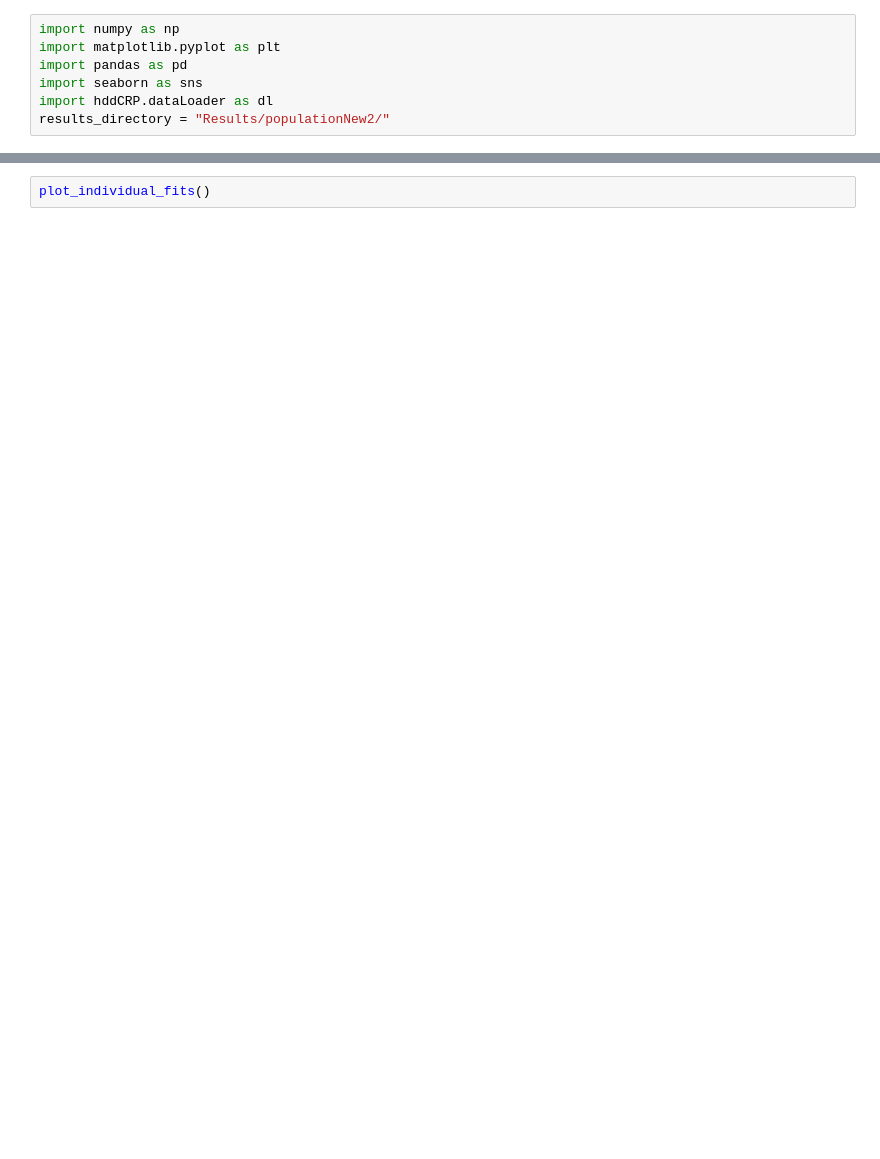
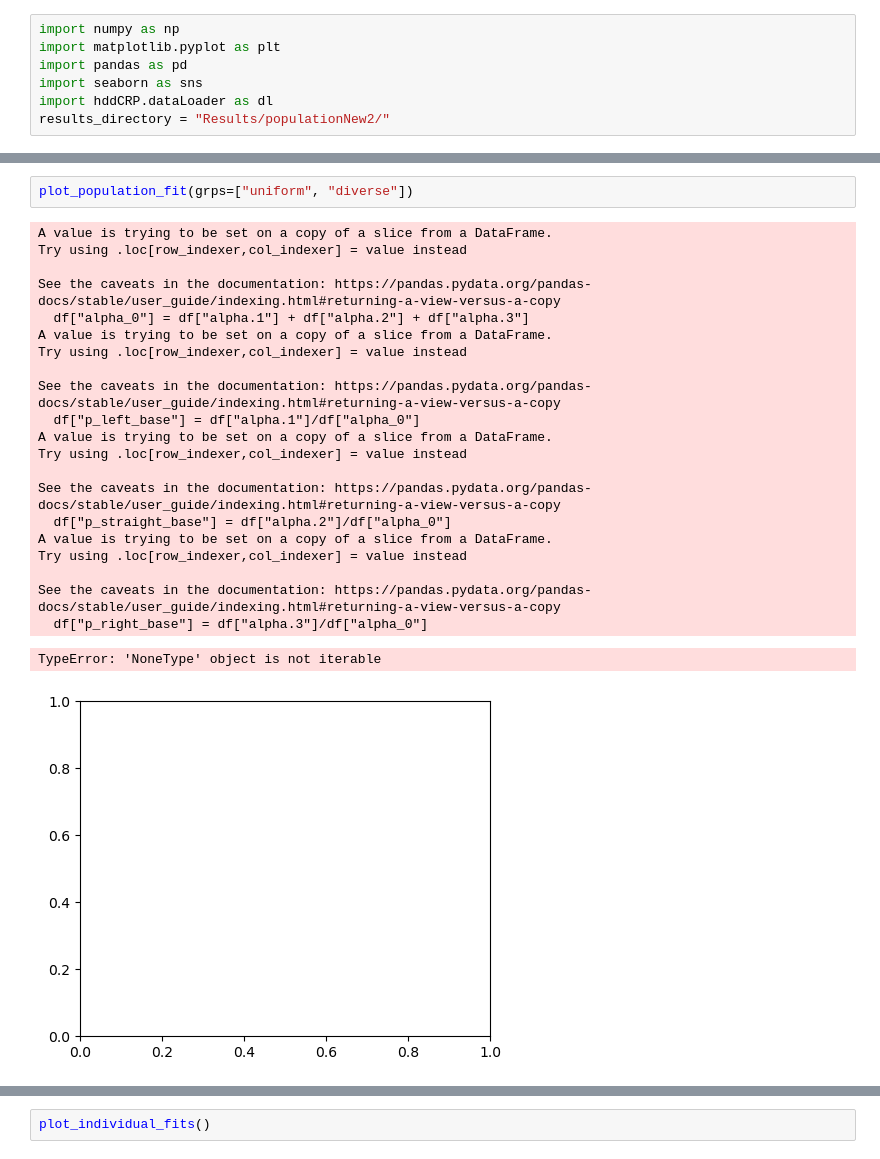
Before and after one commit to latimerk/hddCRP, a Jupyter notebook: plot_data_new2.ipynb, the cells around one changed output, grey strips where cells are left out. Drawn from its saved outputs; the diff is of its cells as text; blank space fills up the shorter version.

```diff
--- a/plot_data_new2.ipynb
+++ b/plot_data_new2.ipynb
@@ -122,2 +124,27 @@ See the caveats in the documentation: https://pandas.pydata.org/pandas-docs/stab
+# %%
+plot_population_fit(grps=["uniform", "diverse"])
+# %% [output]
+A value is trying to be set on a copy of a slice from a DataFrame.
+Try using .loc[row_indexer,col_indexer] = value instead
+
+See the caveats in the documentation: https://pandas.pydata.org/pandas-docs/stable/user_guide/indexing.html#returning-a-view-versus-a-copy
+  df["alpha_0"] = df["alpha.1"] + df["alpha.2"] + df["alpha.3"]
+A value is trying to be set on a copy of a slice from a DataFrame.
+Try using .loc[row_indexer,col_indexer] = value instead
+
+See the caveats in the documentation: https://pandas.pydata.org/pandas-docs/stable/user_guide/indexing.html#returning-a-view-versus-a-copy
+  df["p_left_base"] = df["alpha.1"]/df["alpha_0"]
+A value is trying to be set on a copy of a slice from a DataFrame.
+Try using .loc[row_indexer,col_indexer] = value instead
+
+See the caveats in the documentation: https://pandas.pydata.org/pandas-docs/stable/user_guide/indexing.html#returning-a-view-versus-a-copy
+  df["p_straight_base"] = df["alpha.2"]/df["alpha_0"]
+A value is trying to be set on a copy of a slice from a DataFrame.
+Try using .loc[row_indexer,col_indexer] = value instead
+
+See the caveats in the documentation: https://pandas.pydata.org/pandas-docs/stable/user_guide/indexing.html#returning-a-view-versus-a-copy
+  df["p_right_base"] = df["alpha.3"]/df["alpha_0"]
+TypeError: 'NoneType' object is not iterable
+[figure, added]
 # %%
 plot_population_fit(prefix="last_")
```
Also changed, not shown: parts of 4 cells of this notebook.
